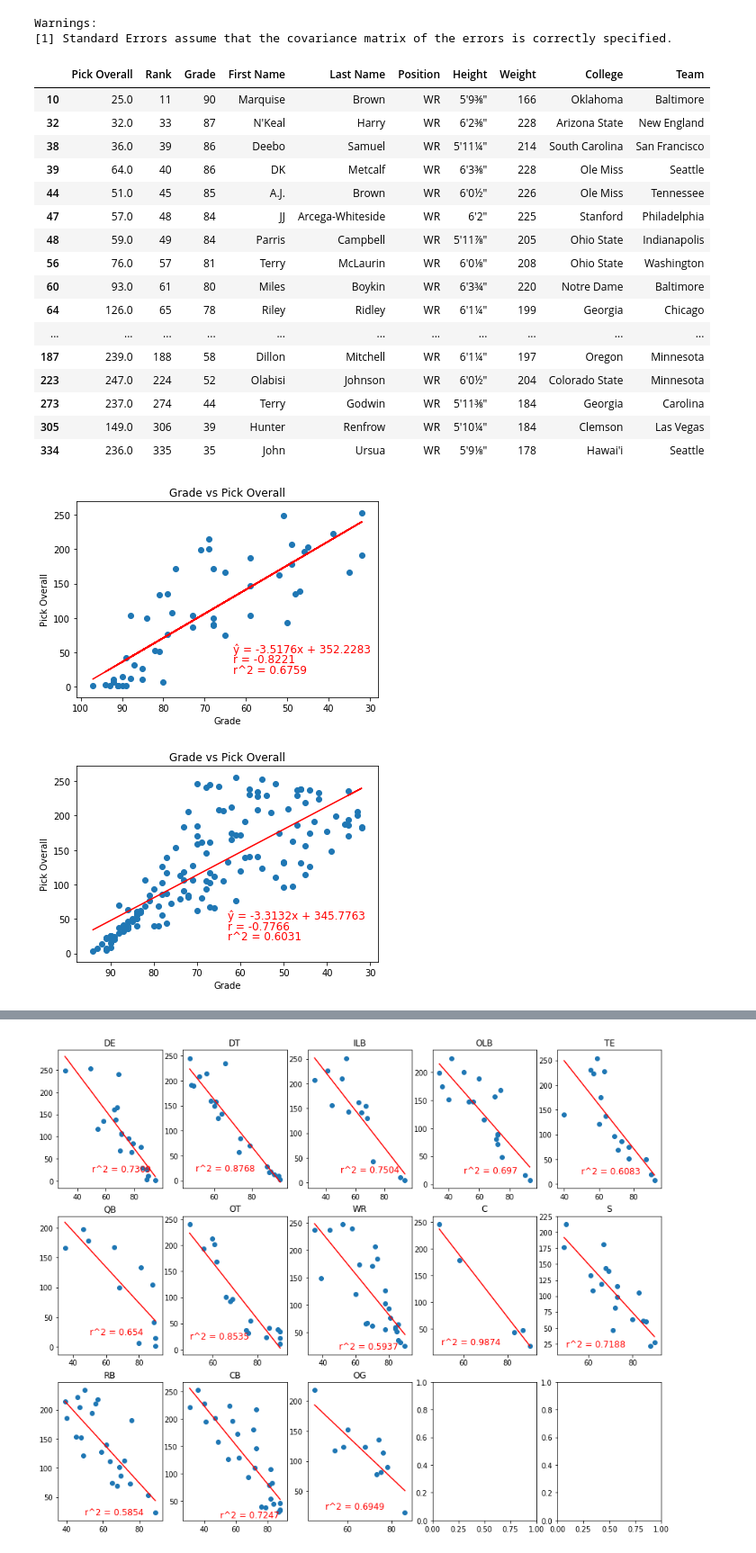
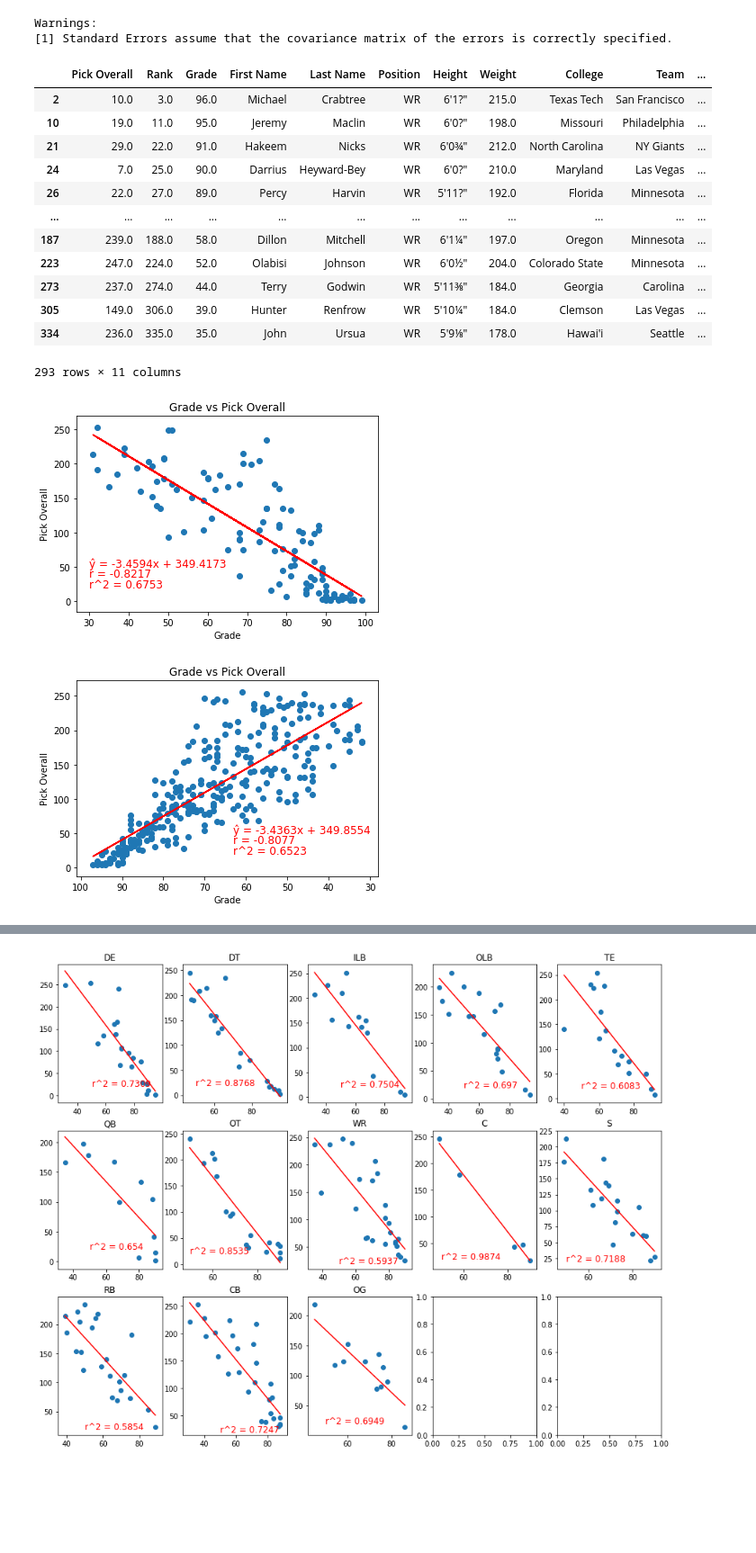
Before and after one commit to walshja03/NFLDraftAnalysis, a Jupyter notebook: RankVsDraft.ipynb, the cells around one changed output, grey strips where cells are left out. Shown at 90% size. Drawn from its saved outputs; the diff is of its cells as text; code cells hidden in the pictures; blank space fills up the shorter version.

```diff
--- a/RankVsDraft.ipynb
+++ b/RankVsDraft.ipynb
@@ -117,8 +151,8 @@ def linregsingle(df,x_values,y_values,ex,ey):
 
     #Create scatter plot and add title, x-labels, and y-labels
     plt.scatter(df[x_values], df[y_values])
-    ax = plt.gca()
-    ax.invert_xaxis()
+#     ax = plt.gca()
+#     ax.invert_xaxis()
     plt.title(f"{x_values} vs {y_values}")
     plt.xlabel(x_values)
     plt.ylabel(y_values)
@@ -212,29 +243,31 @@ posdfs15to19 = {i:drafts15to19[drafts15to19["Position"]==i] for i in positions}
+# %%
+#List of position groups
+positions = drafted2019["Position"].unique()
+
+#Create a dictionary of df's by position
+posdfs09to19 = {i:drafts09to19[drafts09to19["Position"]==i] for i in positions}
 # %%
-posdfs["WR"]
+posdfs09to19["WR"]
 # %% [output]
-|  | Pick Overall | Rank | Grade | First Name | Last Name | Position | Height | Weight | College | Team |
-| 10 | 25.0 | 11 | 90 | Marquise | Brown | WR | 5'9⅜" | 166 | Oklahoma | Baltimore |
-| 32 | 32.0 | 33 | 87 | N'Keal | Harry | WR | 6'2⅜" | 228 | Arizona State | New England |
-| 38 | 36.0 | 39 | 86 | Deebo | Samuel | WR | 5'11¼" | 214 | South Carolina | San Francisco |
-| 39 | 64.0 | 40 | 86 | DK | Metcalf | WR | 6'3⅜" | 228 | Ole Miss | Seattle |
-| 44 | 51.0 | 45 | 85 | A.J. | Brown | WR | 6'0½" | 226 | Ole Miss | Tennessee |
-| 47 | 57.0 | 48 | 84 | JJ | Arcega-Whiteside | WR | 6'2" | 225 | Stanford | Philadelphia |
-| 48 | 59.0 | 49 | 84 | Parris | Campbell | WR | 5'11⅞" | 205 | Ohio State | Indianapolis |
-| 56 | 76.0 | 57 | 81 | Terry | McLaurin | WR | 6'0⅛" | 208 | Ohio State | Washington |
-| 60 | 93.0 | 61 | 80 | Miles | Boykin | WR | 6'3¾" | 220 | Notre Dame | Baltimore |
-| 64 | 126.0 | 65 | 78 | Riley | Ridley | WR | 6'1¼" | 199 | Georgia | Chicago |
-| ... | ... | ... | ... | ... | ... | ... | ... | ... | ... | ... |
-| 187 | 239.0 | 188 | 58 | Dillon | Mitchell | WR | 6'1¼" | 197 | Oregon | Minnesota |
-| 223 | 247.0 | 224 | 52 | Olabisi | Johnson | WR | 6'0½" | 204 | Colorado State | Minnesota |
-| 273 | 237.0 | 274 | 44 | Terry | Godwin | WR | 5'11⅜" | 184 | Georgia | Carolina |
-| 305 | 149.0 | 306 | 39 | Hunter | Renfrow | WR | 5'10¼" | 184 | Clemson | Las Vegas |
-| 334 | 236.0 | 335 | 35 | John | Ursua | WR | 5'9⅛" | 178 | Hawai'i | Seattle |
+|  | Pick Overall | Rank | Grade | First Name | Last Name | Position | Height | Weight | College | Team | ... |
+| 2 | 10.0 | 3.0 | 96.0 | Michael | Crabtree | WR | 6'1?" | 215.0 | Texas Tech | San Francisco | ... |
+| 10 | 19.0 | 11.0 | 95.0 | Jeremy | Maclin | WR | 6'0?" | 198.0 | Missouri | Philadelphia | ... |
+| 21 | 29.0 | 22.0 | 91.0 | Hakeem | Nicks | WR | 6'0¾" | 212.0 | North Carolina | NY Giants | ... |
+| 24 | 7.0 | 25.0 | 90.0 | Darrius | Heyward-Bey | WR | 6'0?" | 210.0 | Maryland | Las Vegas | ... |
+| 26 | 22.0 | 27.0 | 89.0 | Percy | Harvin | WR | 5'11?" | 192.0 | Florida | Minnesota | ... |
+| ... | ... | ... | ... | ... | ... | ... | ... | ... | ... | ... | ... |
+| 187 | 239.0 | 188.0 | 58.0 | Dillon | Mitchell | WR | 6'1¼" | 197.0 | Oregon | Minnesota | ... |
+| 223 | 247.0 | 224.0 | 52.0 | Olabisi | Johnson | WR | 6'0½" | 204.0 | Colorado State | Minnesota | ... |
+| 273 | 237.0 | 274.0 | 44.0 | Terry | Godwin | WR | 5'11⅜" | 184.0 | Georgia | Carolina | ... |
+| 305 | 149.0 | 306.0 | 39.0 | Hunter | Renfrow | WR | 5'10¼" | 184.0 | Clemson | Las Vegas | ... |
+| 334 | 236.0 | 335.0 | 35.0 | John | Ursua | WR | 5'9⅛" | 178.0 | Hawai'i | Seattle | ... |
+293 rows × 11 columns
 # %%
-linregsingle(posdfs15to19["QB"],"Grade","Pick Overall",63,50)
+linregsingle(posdfs09to19["QB"],"Grade","Pick Overall",30,50)
 # %% [output]
-[figure, old version]
+[figure, new version]
 # %%
-linregsingle(posdfs15to19["WR"],"Grade","Pick Overall",63,50)
+linregsingle(posdfs09to19["WR"],"Grade","Pick Overall",63,50)
 # %% [output]
-[figure, old version]
+[figure, new version]
 # %%
```
Also changed, not shown: parts of 4 cells of this notebook, 8 other files.
